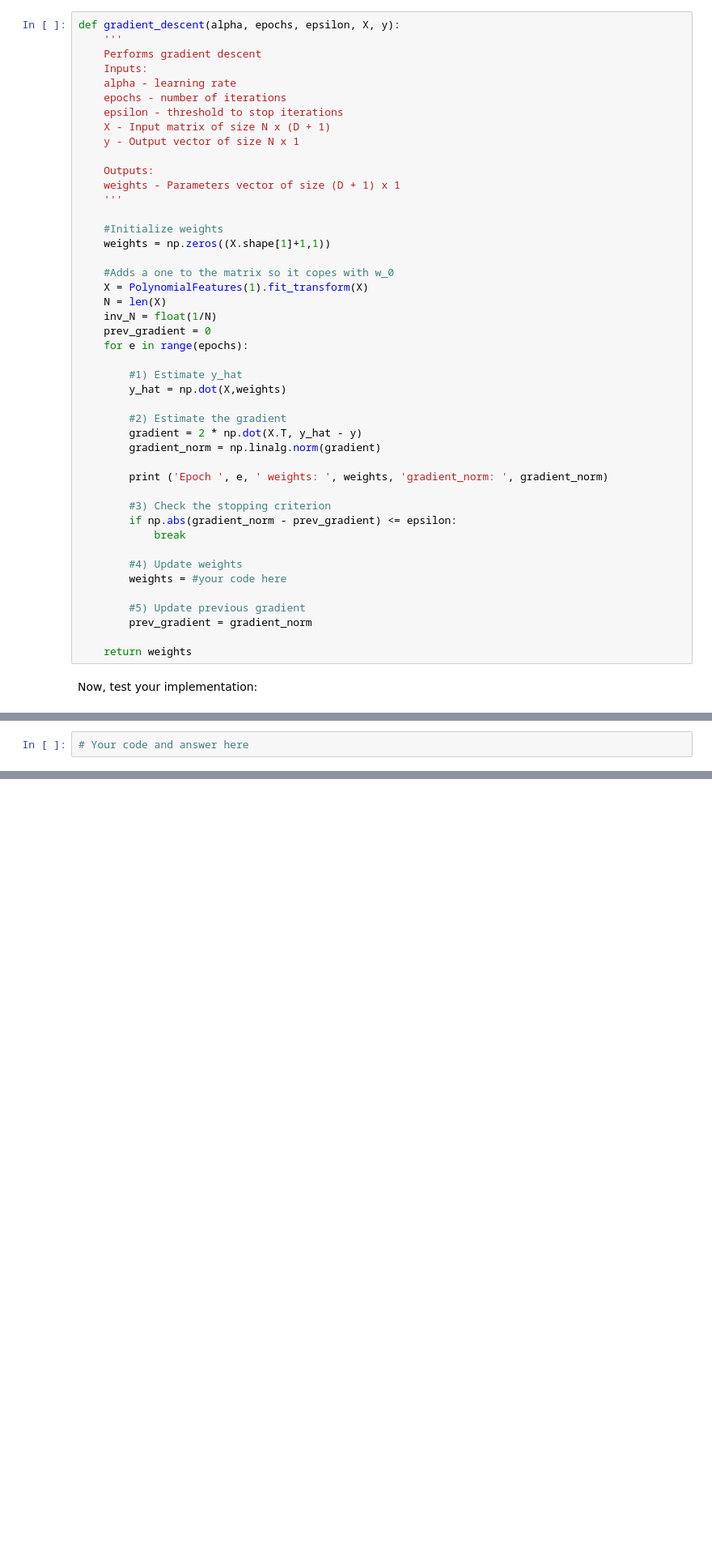
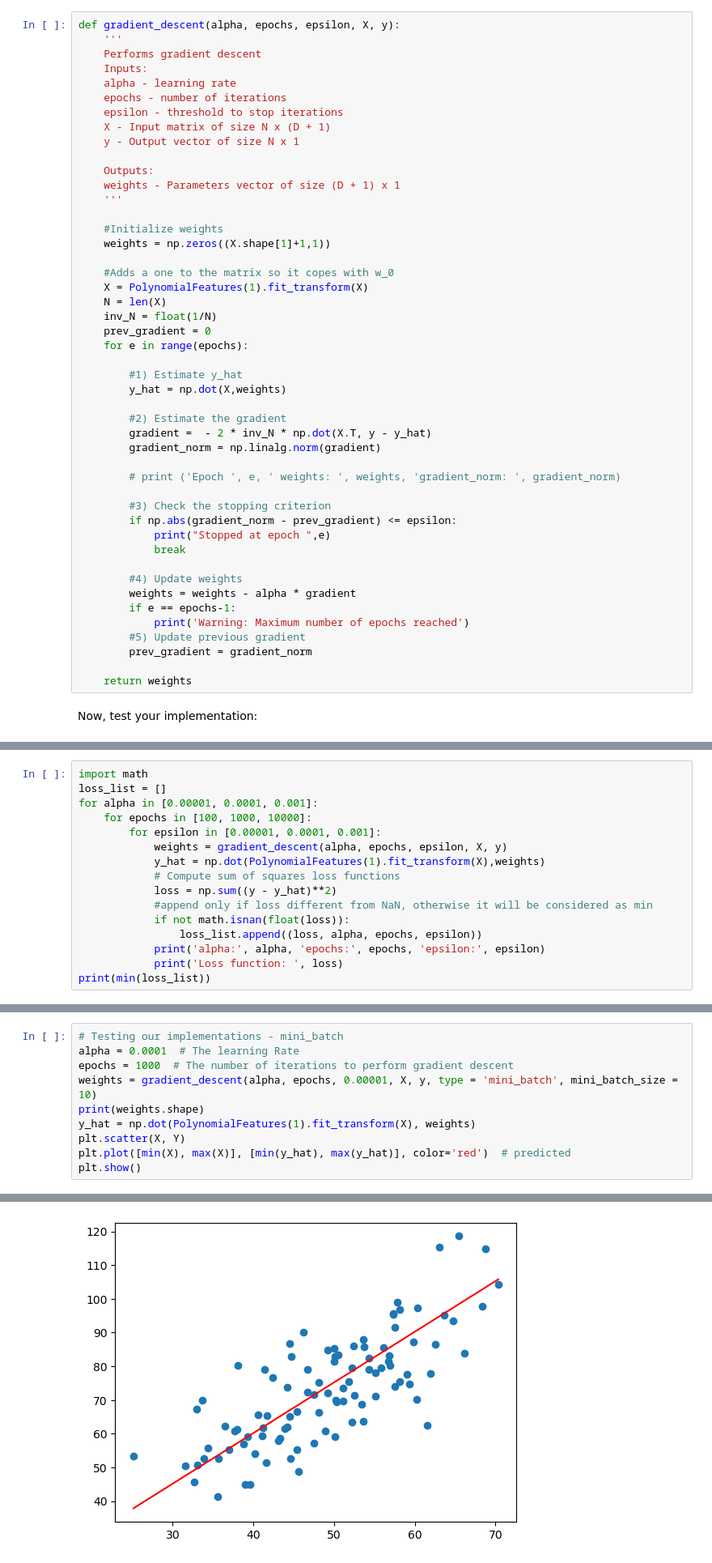
Before and after one commit to Michele2301/MALIS-projects, a Jupyter notebook: lab2/lr/lin_reg_solver.ipynb, the cells around one changed output, grey strips where cells are left out. Shown at 81% size. Cells and saved outputs as stored; diff of their text form; blank space fills up the shorter version.

```diff
--- a/lab2/lr/lin_reg_solver.ipynb
+++ b/lab2/lr/lin_reg_solver.ipynb
@@ -62,18 +64,20 @@ def gradient_descent(alpha, epochs, epsilon, X, y):
         y_hat = np.dot(X,weights)
 
         #2) Estimate the gradient
-        gradient = 2 * np.dot(X.T, y_hat - y)
+        gradient =  - 2 * inv_N * np.dot(X.T, y - y_hat)
         gradient_norm = np.linalg.norm(gradient)
 
-        print ('Epoch ', e, ' weights: ', weights, 'gradient_norm: ', gradient_norm)
+        # print ('Epoch ', e, ' weights: ', weights, 'gradient_norm: ', gradient_norm)
 
         #3) Check the stopping criterion
         if np.abs(gradient_norm - prev_gradient) <= epsilon:
+            print("Stopped at epoch ",e)
             break
 
         #4) Update weights
-        weights = #your code here
-
+        weights = weights - alpha * gradient
+        if e == epochs-1:
+            print('Warning: Maximum number of epochs reached')
         #5) Update previous gradient
         prev_gradient = gradient_norm
 
@@ -98,4 +109,18 @@ Explain what is being done at steps 3 and 5 of the code.
 ### Exercise 2: Hyper-parameters
 Play a bit with the learning rate (alpha), the number of epochs and the stopping criterion. What can you say about the influence these have on your results? Make sure you document all your experiments.
 # %%
-# Your code and answer here
+import math
+loss_list = []
+for alpha in [0.00001, 0.0001, 0.001]:
+    for epochs in [100, 1000, 10000]:
+        for epsilon in [0.00001, 0.0001, 0.001]:
+            weights = gradient_descent(alpha, epochs, epsilon, X, y)
+            y_hat = np.dot(PolynomialFeatures(1).fit_transform(X),weights)
+            # Compute sum of squares loss functions
+            loss = np.sum((y - y_hat)**2)
+            #append only if loss different from NaN, otherwise it will be considered as min
+            if not math.isnan(float(loss)):
+                loss_list.append((loss, alpha, epochs, epsilon))
+            print('alpha:', alpha, 'epochs:', epochs, 'epsilon:', epsilon)
+            print('Loss function: ', loss)
+print(min(loss_list))
@@ -113,0 +282,11 @@ Implement gradient descent using mini-batch and stochastic gradient descent.
+# %%
+# Testing our implementations - mini_batch
+alpha = 0.0001  # The learning Rate
+epochs = 1000  # The number of iterations to perform gradient descent
+weights = gradient_descent(alpha, epochs, 0.00001, X, y, type = 'mini_batch', mini_batch_size = 10)
+print(weights.shape)
+y_hat = np.dot(PolynomialFeatures(1).fit_transform(X), weights)
+plt.scatter(X, Y)
+plt.plot([min(X), max(X)], [min(y_hat), max(y_hat)], color='red')  # predicted
+plt.show()
+# %% [output]
@@ -113,0 +295 @@ Implement gradient descent using mini-batch and stochastic gradient descent.
+[figure, added]
```
Also changed, not shown: parts of 11 cells of this notebook, 1 other file.
